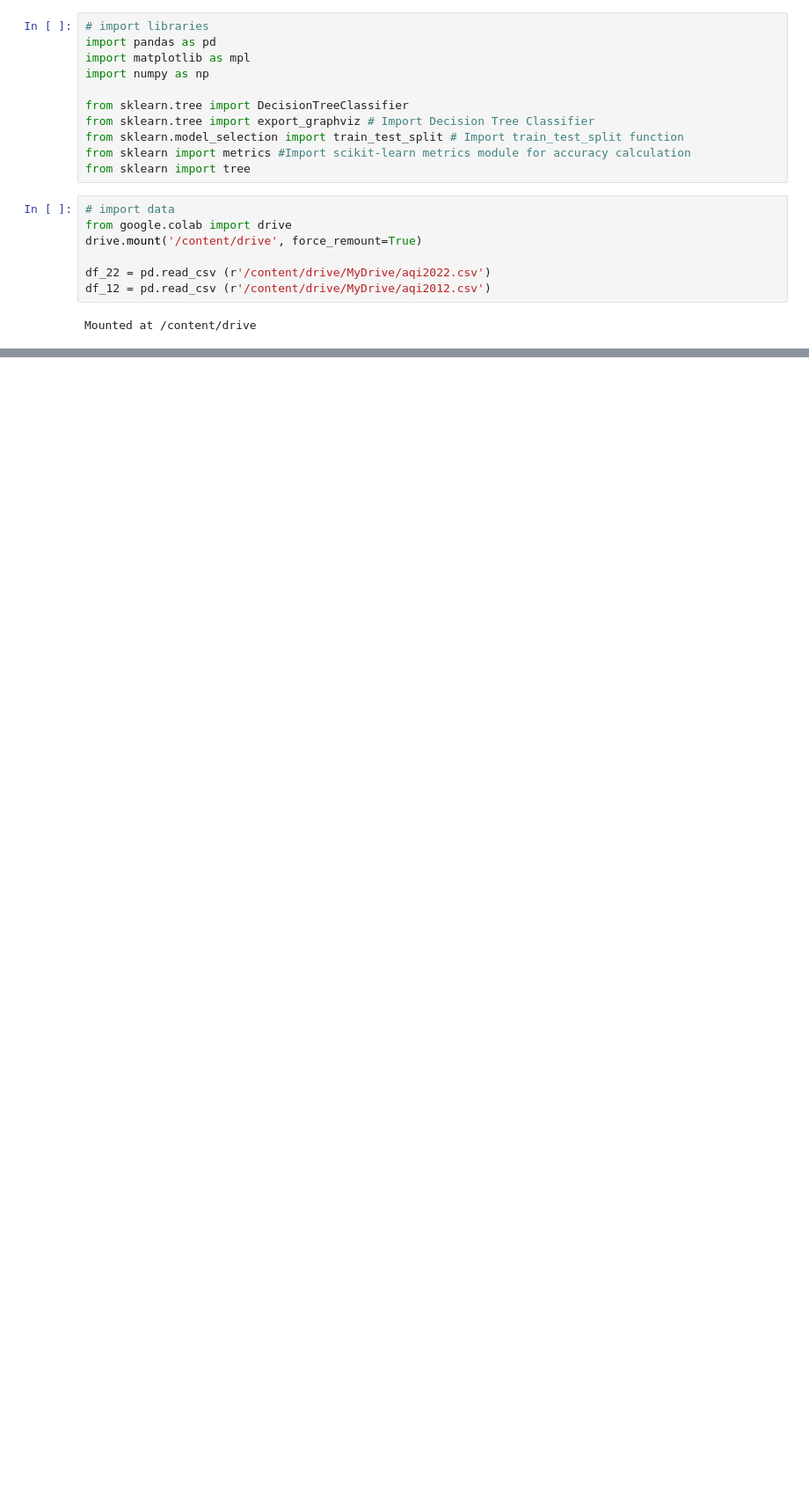
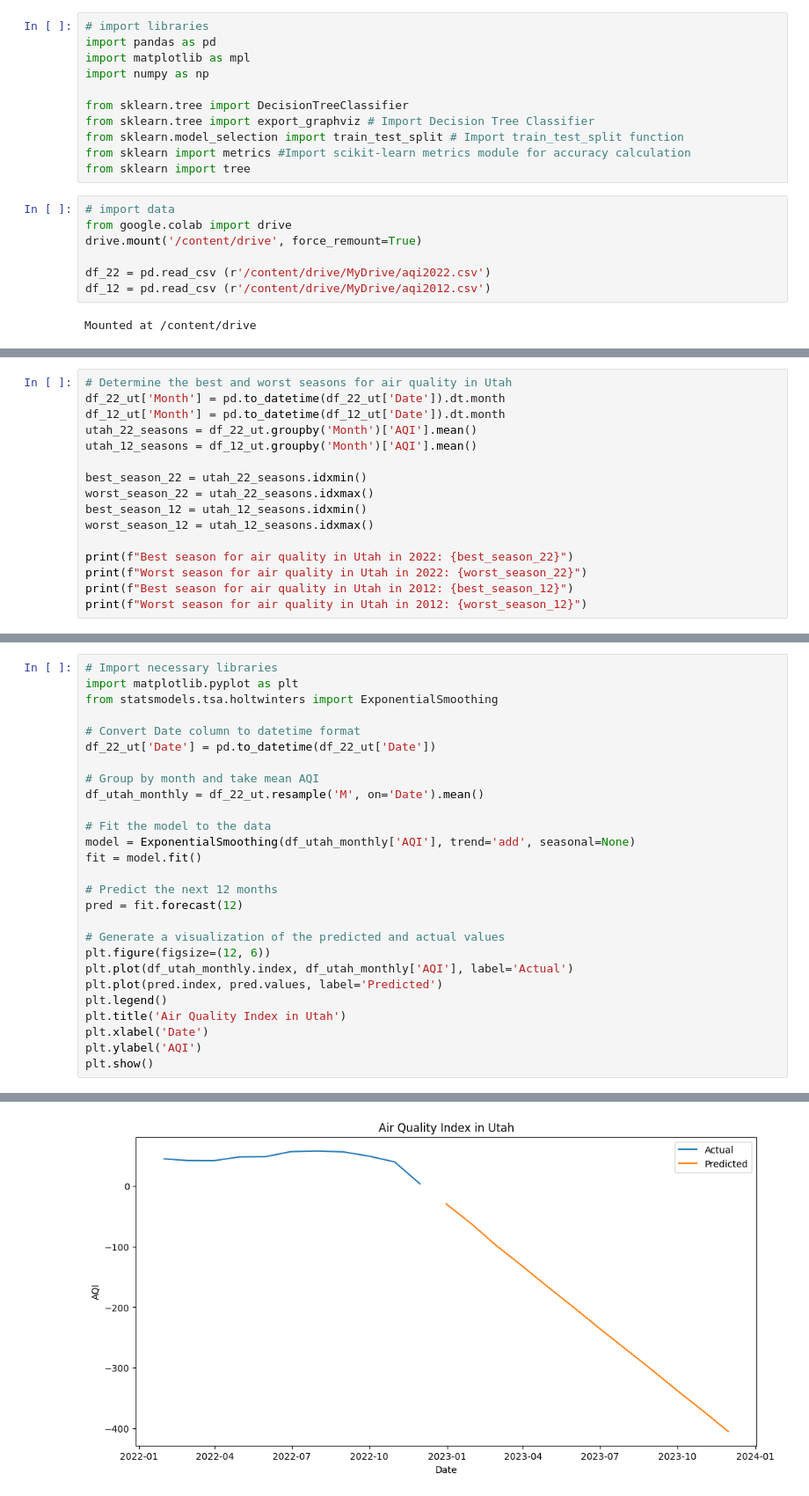
Before and after one commit to hlybrower/IS-4487-Labs, a Jupyter notebook: AirQuality_HBrower.ipynb, the cells around one changed output, grey strips where cells are left out. Shown at 88% size. Cells and saved outputs as stored; diff of their text form; blank space fills up the shorter version.

```diff
--- a/AirQuality_HBrower.ipynb
+++ b/AirQuality_HBrower.ipynb
@@ -22,0 +93,16 @@ Mounted at /content/drive
+# %%
+# Determine the best and worst seasons for air quality in Utah
+df_22_ut['Month'] = pd.to_datetime(df_22_ut['Date']).dt.month
+df_12_ut['Month'] = pd.to_datetime(df_12_ut['Date']).dt.month
+utah_22_seasons = df_22_ut.groupby('Month')['AQI'].mean()
+utah_12_seasons = df_12_ut.groupby('Month')['AQI'].mean()
+
+best_season_22 = utah_22_seasons.idxmin()
+worst_season_22 = utah_22_seasons.idxmax()
+best_season_12 = utah_12_seasons.idxmin()
+worst_season_12 = utah_12_seasons.idxmax()
+
+print(f"Best season for air quality in Utah in 2022: {best_season_22}")
+print(f"Worst season for air quality in Utah in 2022: {worst_season_22}")
+print(f"Best season for air quality in Utah in 2012: {best_season_12}")
+print(f"Worst season for air quality in Utah in 2012: {worst_season_12}")
@@ -22,0 +165,28 @@ Mounted at /content/drive
+# %%
+# Import necessary libraries
+import matplotlib.pyplot as plt
+from statsmodels.tsa.holtwinters import ExponentialSmoothing
+
+# Convert Date column to datetime format
+df_22_ut['Date'] = pd.to_datetime(df_22_ut['Date'])
+
+# Group by month and take mean AQI
+df_utah_monthly = df_22_ut.resample('M', on='Date').mean()
+
+# Fit the model to the data
+model = ExponentialSmoothing(df_utah_monthly['AQI'], trend='add', seasonal=None)
+fit = model.fit()
+
+# Predict the next 12 months
+pred = fit.forecast(12)
+
+# Generate a visualization of the predicted and actual values
+plt.figure(figsize=(12, 6))
+plt.plot(df_utah_monthly.index, df_utah_monthly['AQI'], label='Actual')
+plt.plot(pred.index, pred.values, label='Predicted')
+plt.legend()
+plt.title('Air Quality Index in Utah')
+plt.xlabel('Date')
+plt.ylabel('AQI')
+plt.show()
+# %% [output]
@@ -22,0 +198 @@ Mounted at /content/drive
+[figure, added]
```
Also changed, not shown: parts of 8 cells of this notebook.
